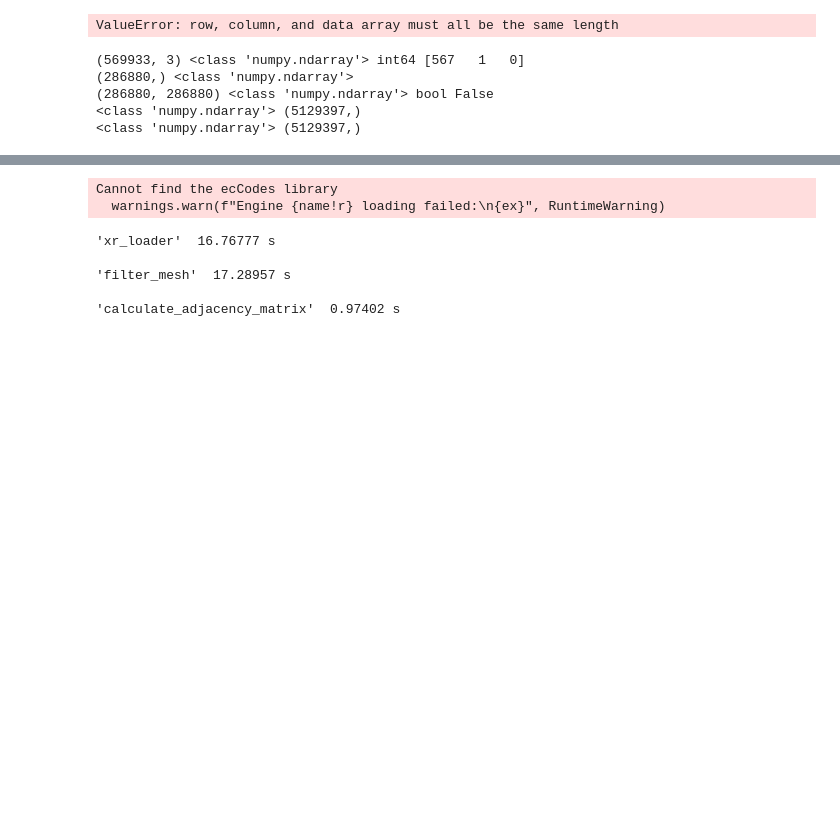
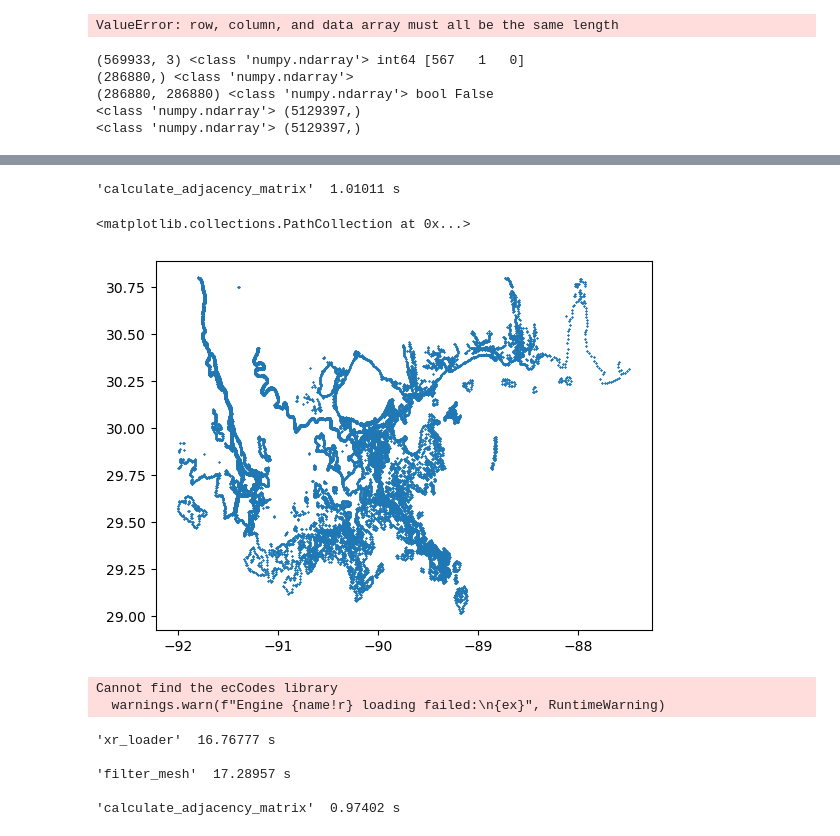
Before and after one commit to sdat2/PotentialHeight, a Jupyter notebook: ipynb/tides.ipynb, the cells around one changed output, grey strips where cells are left out. Saved outputs shown, nothing was run; the diff lists cells and outputs as text; code cells hidden in the pictures; blank space fills up the shorter version.

Commit message:
selecting coast from hres

```diff
--- a/ipynb/tides.ipynb
+++ b/ipynb/tides.ipynb
@@ -471,3 +471,6 @@ def calculate_adjacency_matrix(triangles: np.ndarray, N: int) -> np.ndarray:
     adjacency_matrix[rows, cols] = True
     adjacency_matrix[cols, rows] = True
     return adjacency_matrix
+# %%
+from adforce.mesh import select_coast, filter_mesh, select_coast
+hres_ds = filter_mesh("../../kat2/fort.63.nc")
@@ -474,3 +483,14 @@ def calculate_adjacency_matrix(triangles: np.ndarray, N: int) -> np.ndarray:
+# %%
+indices = select_coast(hres_ds, overtopping=True)
+# %% [output]
+'calculate_adjacency_matrix'  1.01011 s
+# %%
+cch = hres_ds.isel(node=indices)
+import matplotlib.pyplot as plt
+plt.scatter(cch.x.values, cch.y.values, marker="x", s=0.5)
+# %% [output]
+<matplotlib.collections.PathCollection at 0x...>
+[figure, added]
 # %%
 from adforce.mesh import select_coast, filter_mesh, select_coast
 hres_ds = filter_mesh("../../kat2/fort.63.nc")
```
Also changed, not shown: parts of 1 cell of this notebook.
